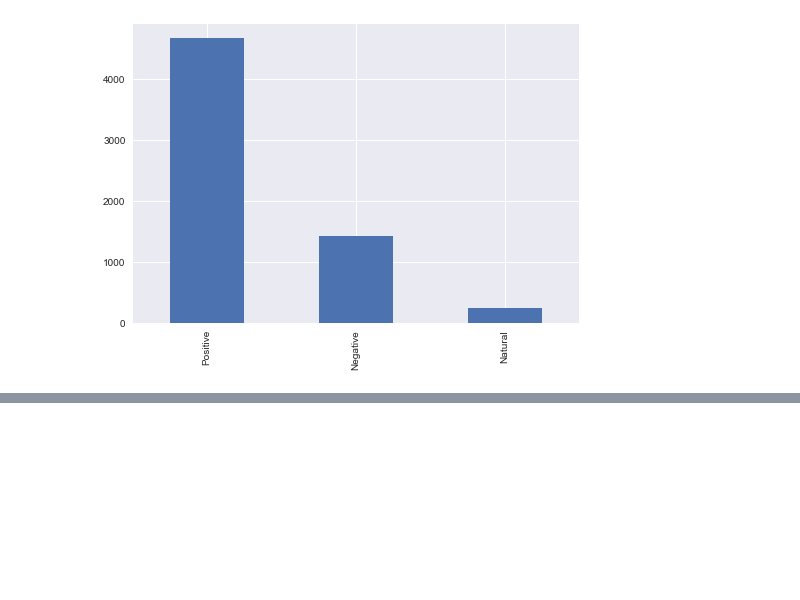
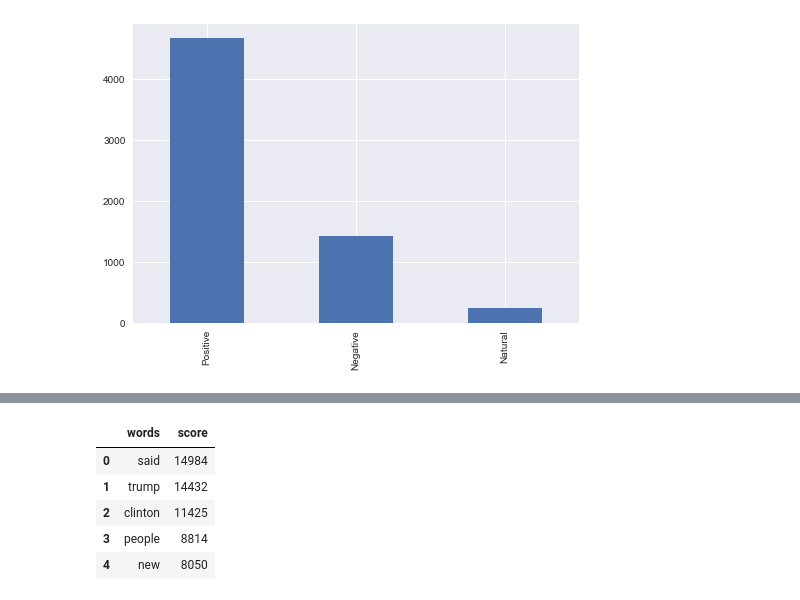
Before and after one commit to atif4/projects, a Jupyter notebook: News_sentiment_analyization.ipynb, the cells around one changed output, grey strips where cells are left out. Cells and saved outputs as stored; diff of their text form; code cells hidden in the pictures; blank space fills up the shorter version.

```diff
--- a/News_sentiment_analyization.ipynb
+++ b/News_sentiment_analyization.ipynb
@@ -252,6 +324,15 @@ def get_most_common_4_df (words):
 positive_m_c_w_4_df = get_most_common_4_df(positive_m_c_w)
 negative_m_c_w_4_df = get_most_common_4_df(negative_m_c_w)
 natural_m_c_w_4_df = get_most_common_4_df(natural_m_c_w)
+# %%
+positive_m_c_w_4_df.head()
+# %% [output]
+|  | words | score |
+| 0 | said | 14984 |
+| 1 | trump | 14432 |
+| 2 | clinton | 11425 |
+| 3 | people | 8814 |
+| 4 | new | 8050 |
 # %%
 #plot with sea bone
 plt.figure(figsize=(20,10))
```
Also changed, not shown: parts of 12 cells of this notebook.
